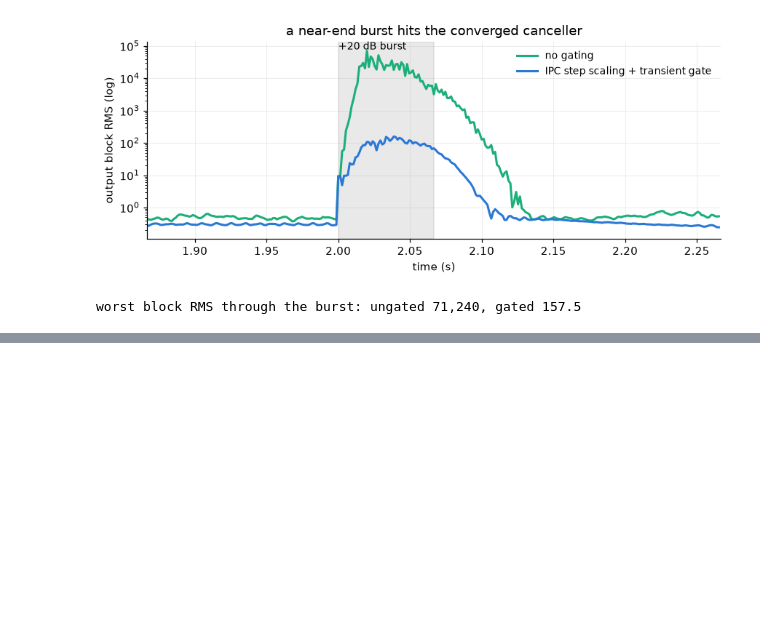
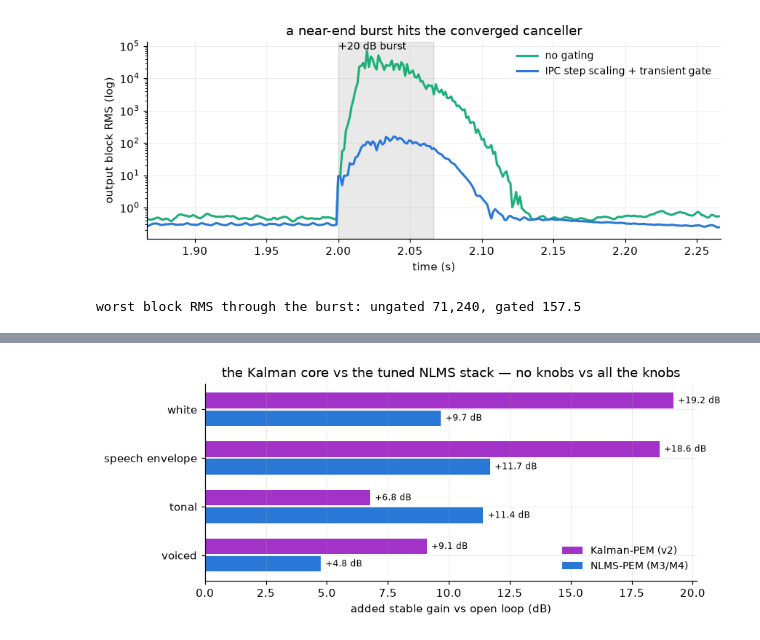
Before and after one commit to tap/MuTap, a Jupyter notebook: notebooks/afc_demo.ipynb, the cells around one changed output, grey strips where cells are left out. Saved outputs shown, nothing was run; the diff lists cells and outputs as text; code cells hidden in the pictures; blank space fills up the shorter version.

```diff
--- a/notebooks/afc_demo.ipynb
+++ b/notebooks/afc_demo.ipynb
@@ -116,8 +117,17 @@ def pem_warped(block=64, partitions=4, mu=0.0, rel_reg=-1.0, ipc_scaling=False,
                                      transient_ratio, lam, order)
     return Canceller("afc", block=block, _handle=h)
 
+_lib.mutap_afc_create_kalman.restype = ctypes.c_void_p
+_lib.mutap_afc_create_kalman.argtypes = [_s, _s, _d, ctypes.c_int, _d, _s]
+
+def pem_kalman(block=64, partitions=4, floor_ratio=0.0, warp=False, lam=0.0, order=0):
+    """PEM canceller on the frequency-domain KALMAN core (v2): no step size,
+    no gating options — see section 7."""
+    h = _lib.mutap_afc_create_kalman(block, partitions, floor_ratio, int(warp), lam, order)
+    return Canceller("afc", block=block, _handle=h)
+
 # ---- plot style: validated categorical palette, fixed entity assignment ----
-C_PEM, C_NAIVE, C_OPEN, C_TRUTH, C_WARPED = "#2a78d6", "#1baf7a", "#eda100", "#52514e", "#008300"
+C_PEM, C_NAIVE, C_OPEN, C_TRUTH, C_WARPED, C_KAL = "#2a78d6", "#1baf7a", "#eda100", "#52514e", "#008300", "#a333c8"
 plt.rcParams.update({"figure.dpi": 110, "axes.spines.top": False, "axes.spines.right": False,
                      "axes.grid": True, "grid.alpha": 0.25, "grid.linewidth": 0.6,
                      "lines.linewidth": 2.0, "font.size": 10})
@@ -581,0 +616,28 @@ worst block RMS through the burst: ungated 71,240, gated 157.5
+# %%
+asg_k = []
+for mname, gen in MATERIALS:
+    v_conv, v_probe = gen(1500 * BLOCK, 2), gen(600 * BLOCK, 12)
+    c = pem_kalman()
+    loop = ClosedLoop(F, MSG - 6)
+    for k in range(1500):
+        loop.step(v_conv[k * BLOCK:(k + 1) * BLOCK], c)
+    asg_k.append(measured_msg_db(F, c, v_probe, SEARCH_LO, SEARCH_HI) - MSG)
+
+fig, ax = plt.subplots(figsize=(8, 3.4))
+ypos = np.arange(len(MATERIALS), dtype=float)
+for cname, vals, col, off in (("Kalman-PEM (v2)", asg_k, C_KAL, -0.18),
+                              ("NLMS-PEM (M3/M4)", asg["PEM"], C_PEM, 0.18)):
+    ax.barh(ypos + off, vals, height=0.32, color=col, label=cname)
+    for y, val in zip(ypos + off, vals):
+        ceil = " (probe ceiling)" if val >= (SEARCH_HI - MSG) - 0.6 else ""
+        ax.annotate(f"{val:+.1f} dB{ceil}", (val, y), va="center", fontsize=8,
+                    ha="left" if val >= 0 else "right",
+                    xytext=(4 if val >= 0 else -4, 0), textcoords="offset points")
+ax.axvline(0, color=C_TRUTH, lw=1)
+ax.set_yticks(ypos, [m for m, _ in MATERIALS]); ax.invert_yaxis()
+ax.set_xlabel("added stable gain vs open loop (dB)")
+ax.set_title("the Kalman core vs the tuned NLMS stack — no knobs vs all the knobs")
+ax.legend(fontsize=9, frameon=False, loc="lower right")
+plt.tight_layout(); plt.show()
+# %% [output]
+[figure, added]
```
Also changed, not shown: parts of 5 cells of this notebook, 10 other files.
